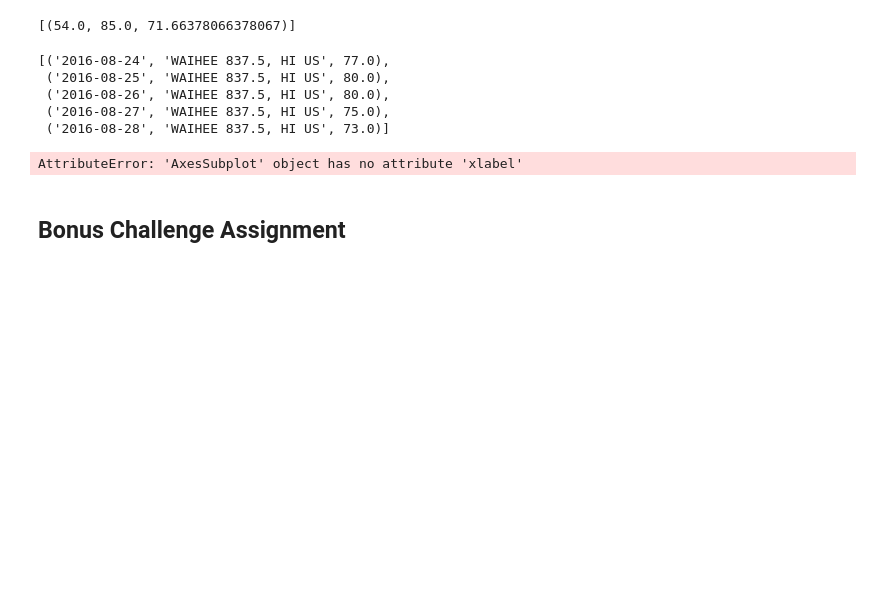
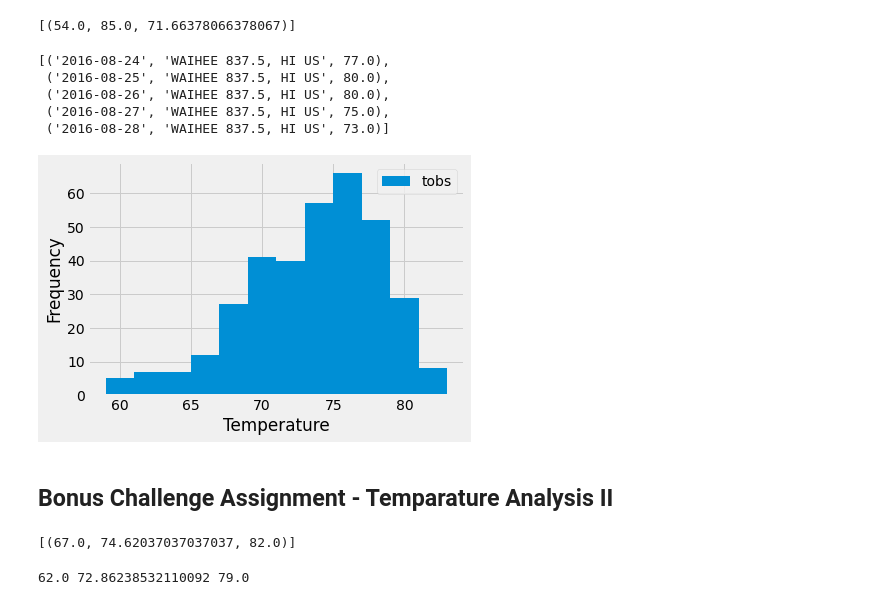
Before and after one commit to Emm9-Hmm/sqlalchemy-challenge-1, a Jupyter notebook: Climate-Analysis.ipynb, the cells around one changed output. Drawn from its saved outputs; the diff is of its cells as text; code cells hidden in the pictures; blank space fills up the shorter version.

```diff
--- a/Climate-Analysis.ipynb
+++ b/Climate-Analysis.ipynb
@@ -168,43 +168,39 @@ station_USC00519281_data[:5]
  ('2016-08-26', 'WAIHEE 837.5, HI US', 80.0),
  ('2016-08-27', 'WAIHEE 837.5, HI US', 75.0),
  ('2016-08-28', 'WAIHEE 837.5, HI US', 73.0)]
-# %%
-# station_USC00519281_df= pd.DataFrame(station_USC00519281_data)
-# station_USC00519281_df.plot(kind="hist",bins=12)
-
-
-plt.hist(station_USC00519281_data, bins=12, rwidth=1.0, label='tobs')
-#plt.grid(axis='both', alpha=0.75)
-plt.xlabel("Temperature")
-plt.ylabel('Frequency')
-plt.title(f"Temperature from {twelve_months_qry} to {latestdate[0]} \nmeasured at {station_USC00519281_data[2]}")
-plt.legend()
-# %% [output]
-AttributeError: 'AxesSubplot' object has no attribute 'xlabel'
+# %%
+station_USC00519281_df= pd.DataFrame(station_USC00519281_data)
+station_USC00519281_df.plot(kind="hist",bins=12)
+plt.xlabel("Temperature")
+#plt.show()
+# %% [output]
+[figure, added]
 # %% [markdown]
-## Bonus Challenge Assignment
+## Bonus Challenge Assignment - Temparature Analysis II
 # %%
 # This function called `calc_temps` will accept start date and end date in the format '%Y-%m-%d'
 # and return the minimum, average, and maximum temperatures for that range of dates
 def calc_temps(start_date, end_date):
-    """TMIN, TAVG, and TMAX for a list of dates.
-
-    Args:
-        start_date (string): A date string in the format %Y-%m-%d
-        end_date (string): A date string in the format %Y-%m-%d
-
-    Returns:
-        TMIN, TAVE, and TMAX
-    """
 
     return session.query(func.min(Measurement.tobs), func.avg(Measurement.tobs), func.max(Measurement.tobs)).\
         filter(Measurement.date >= start_date).filter(Measurement.date <= end_date).all()
 
 # function usage example
-print(calc_temps('2012-02-28', '2012-03-05'))
+print(calc_temps('2017-03-30', '2017-04-15'))
+# %% [output]
+[(67.0, 74.62037037037037, 82.0)]
 # %%
 # Use your previous function `calc_temps` to calculate the tmin, tavg, and tmax
 # for your trip using the previous year's data for those same dates.
+import datetime as dt
+
+prev_year_start = dt.date(2017, 3, 30) - dt.timedelta(days=365)
+prev_year_end = dt.date(2017, 4, 15) - dt.timedelta(days=365)
+
+tmin, tavg, tmax = calc_temps(prev_year_start.strftime("%Y-%m-%d"), prev_year_end.strftime("%Y-%m-%d"))[0]
+print(tmin, tavg, tmax)
+# %% [output]
+62.0 72.86238532110092 79.0
 # %%
 # Plot the results from your previous query as a bar chart.
 # Use "Trip Avg Temp" as your Title
```
Also changed, not shown: parts of 8 cells of this notebook, 7 other files.
